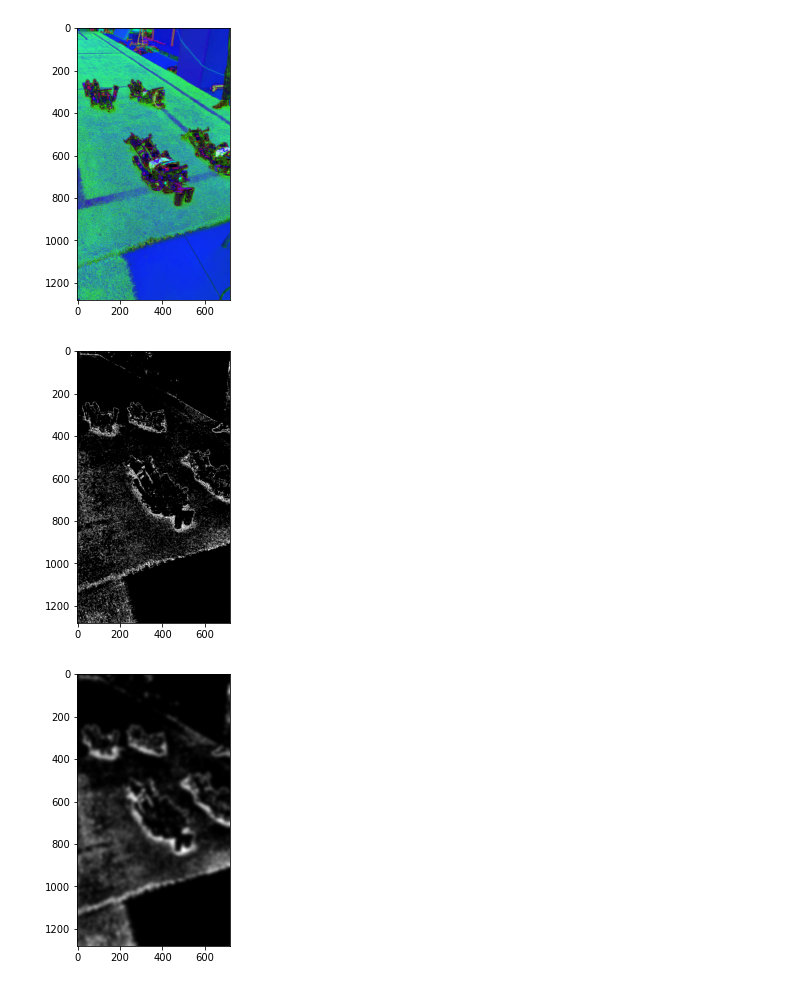
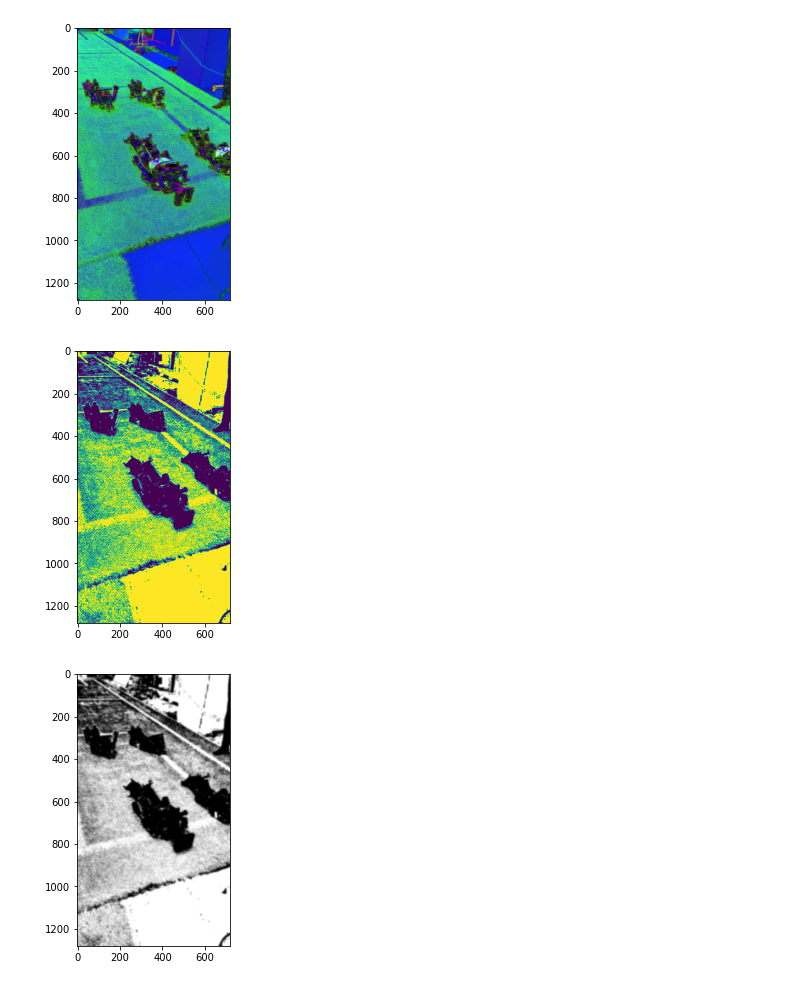
Before and after one commit to cyberschoolinmoscow/robofootball, a Jupyter notebook: homework/cv_hw2.ipynb, the cells around one changed output. Drawn from its saved outputs; the diff is of its cells as text; code cells hidden in the pictures.

```diff
--- a/homework/cv_hw2.ipynb
+++ b/homework/cv_hw2.ipynb
@@ -25,17 +27,17 @@ plt.show()
 [figure]
 # %%
 
-mask = cv2.inRange(img, (20, 100, 10), (100, 200, 120))
+im1 = cv2.inRange(img, (10, 20, 100), (100, 200, 255))
 
 plt.figure(figsize=(ax, ay))
-plt.imshow(mask, cmap="gray")
+plt.imshow(im1)#, cmap="gray")
 plt.show()
 # %% [output]
-[figure, old version]
+[figure, new version]
 # %%
-blur = cv2.GaussianBlur(mask, (45,45), 0)
+blur = cv2.GaussianBlur(im1, (45,45), 3)
 plt.figure(figsize=(ax, ay))
 plt.imshow(blur, cmap="gray")
 plt.show()
 # %% [output]
-[figure, old version]
+[figure, new version]
```
Also changed, not shown: parts of 11 cells of this notebook.
